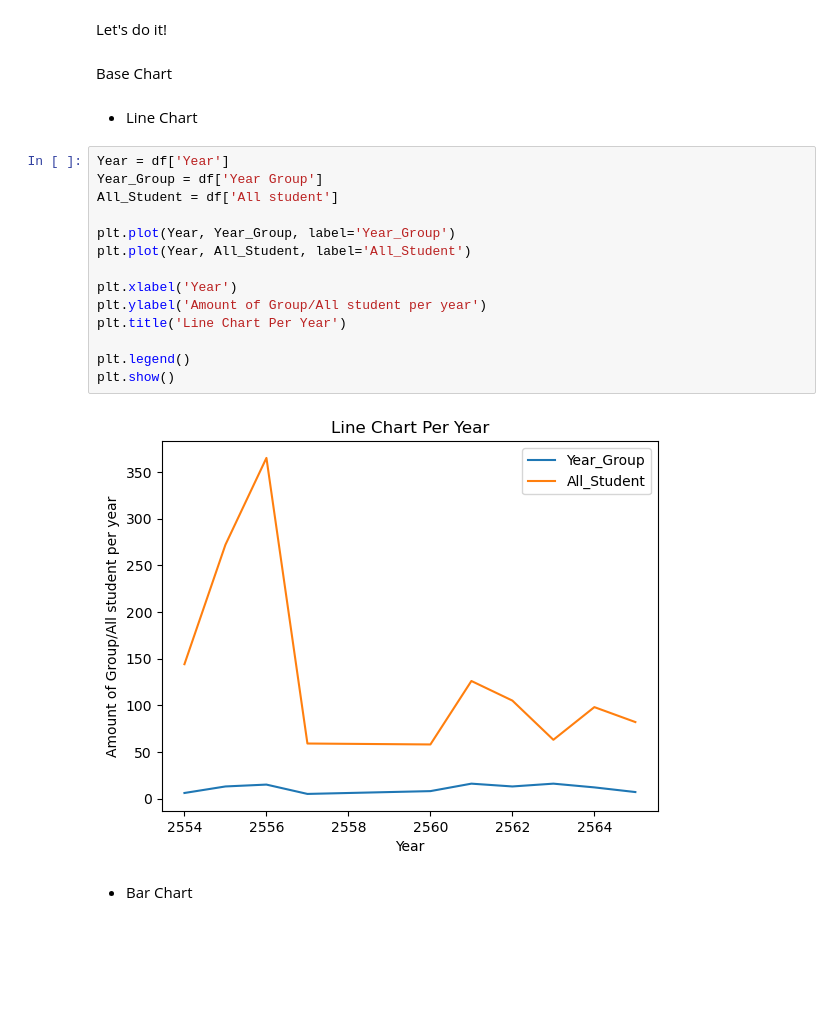
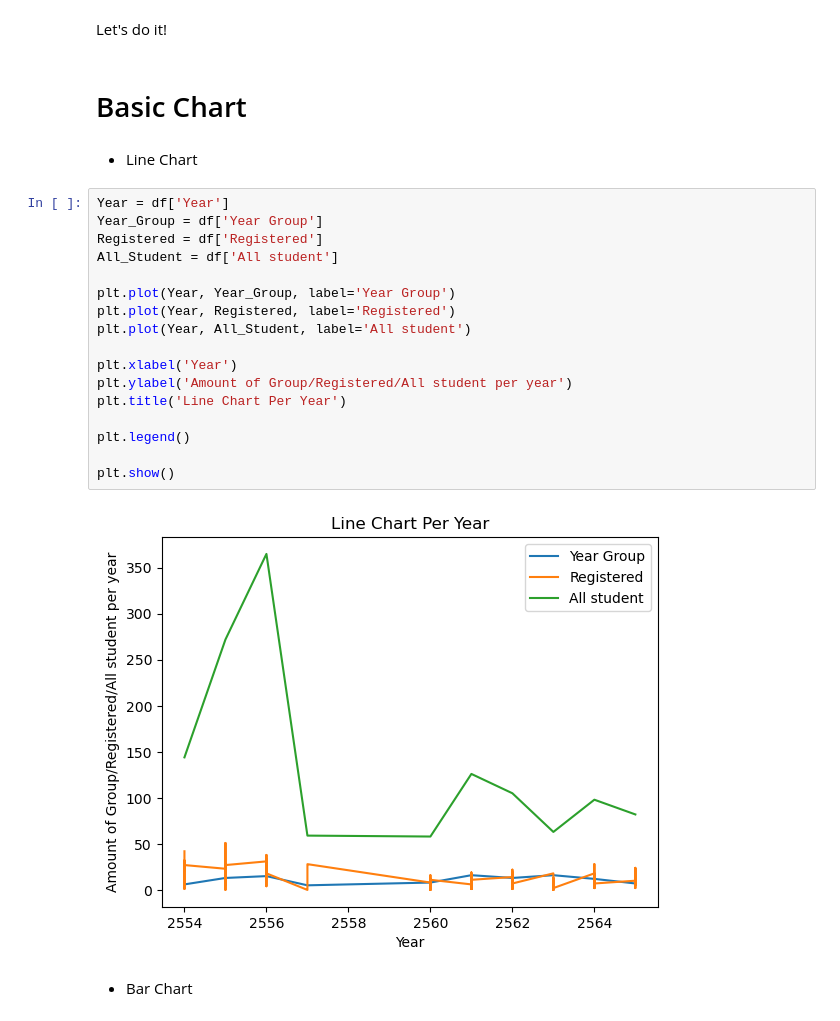
Before and after one commit to langsari/data-science-with-python-2022, a Jupyter notebook: DataFrame of T.kholed/Dashboard of T.Kholed.ipynb, the cells around one changed output. Drawn from its saved outputs; the diff is of its cells as text; blank space fills up the shorter version.

```diff
--- a/DataFrame of T.kholed/Dashboard of T.Kholed.ipynb
+++ b/DataFrame of T.kholed/Dashboard of T.Kholed.ipynb
@@ -166,26 +166,29 @@ df.describe()
 Ok! Now our data is ready.
 # %% [markdown]
 Let's do it!
-# %% [markdown]
-Base Chart
+# %% [markdown]
+# Basic Chart
 # %% [markdown]
 - Line Chart
 # %%
 Year = df['Year']
 Year_Group = df['Year Group']
+Registered = df['Registered']
 All_Student = df['All student']
 
-plt.plot(Year, Year_Group, label='Year_Group')
-plt.plot(Year, All_Student, label='All_Student')
+plt.plot(Year, Year_Group, label='Year Group')
+plt.plot(Year, Registered, label='Registered')
+plt.plot(Year, All_Student, label='All student')
 
 plt.xlabel('Year')
-plt.ylabel('Amount of Group/All student per year')
+plt.ylabel('Amount of Group/Registered/All student per year')
 plt.title('Line Chart Per Year')
 
 plt.legend()
+
 plt.show()
 # %% [output]
-[figure, old version]
+[figure, new version]
 # %% [markdown]
 - Bar Chart
 # %%
```
Also changed, not shown: parts of 2 cells of this notebook.
